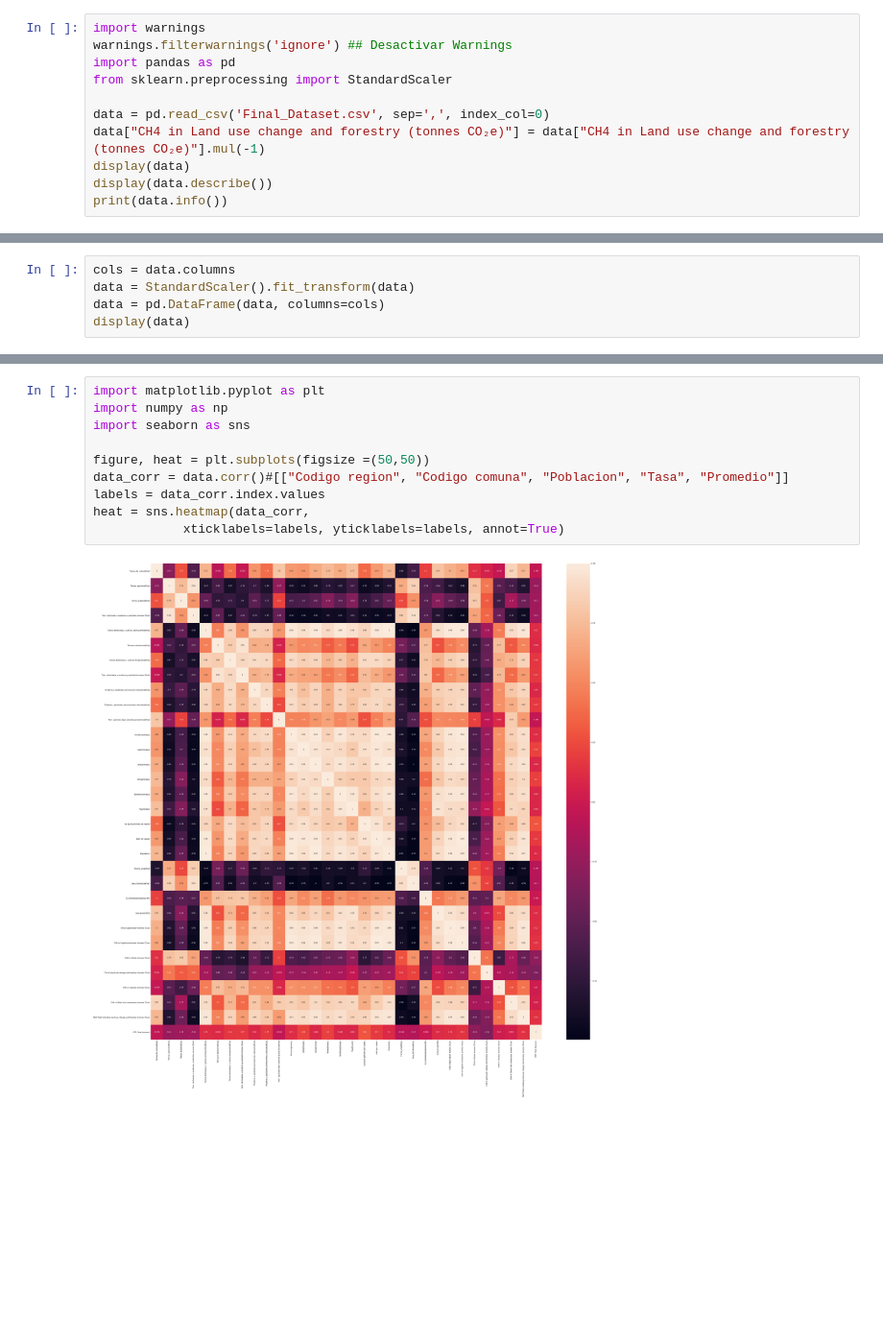
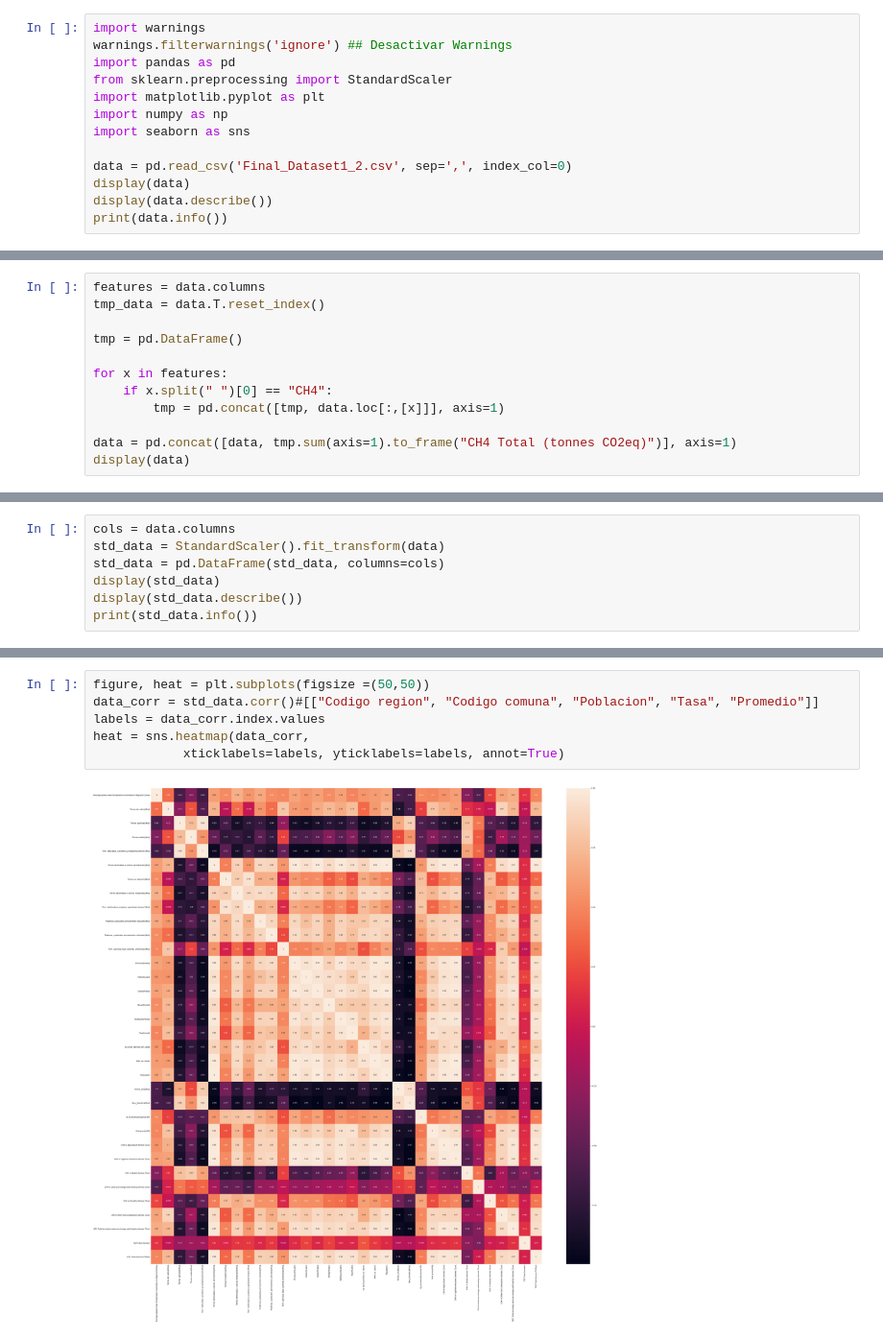
Before and after one commit to k1ltr0h/Proyecto_DataMining, a Jupyter notebook: Proyecto.ipynb, the cells around one changed output, grey strips where cells are left out. Shown at 96% size. Drawn from its saved outputs; the diff is of its cells as text; blank space fills up the shorter version.

```diff
--- a/Proyecto.ipynb
+++ b/Proyecto.ipynb
@@ -3,9 +3,11 @@ import warnings
 warnings.filterwarnings('ignore') ## Desactivar Warnings
 import pandas as pd
 from sklearn.preprocessing import StandardScaler
+import matplotlib.pyplot as plt
+import numpy as np
+import seaborn as sns
 
-data = pd.read_csv('Final_Dataset.csv', sep=',', index_col=0)
-data["CH4 in Land use change and forestry (tonnes CO₂e)"] = data["CH4 in Land use change and forestry (tonnes CO₂e)"].mul(-1)
+data = pd.read_csv('Final_Dataset1_2.csv', sep=',', index_col=0)
 display(data)
 display(data.describe())
 print(data.info())
@@ -59 +61,13 @@ memory usage: 4.4 KB
 None
+# %%
+features = data.columns
+tmp_data = data.T.reset_index()
+
+tmp = pd.DataFrame()
+
+for x in features:
+    if x.split(" ")[0] == "CH4":
+        tmp = pd.concat([tmp, data.loc[:,[x]]], axis=1)
+
+data = pd.concat([data, tmp.sum(axis=1).to_frame("CH4 Total (tonnes CO2eq)")], axis=1)
+display(data)
@@ -60,6 +95,8 @@ None
 # %%
 cols = data.columns
-data = StandardScaler().fit_transform(data)
-data = pd.DataFrame(data, columns=cols)
-display(data)
+std_data = StandardScaler().fit_transform(data)
+std_data = pd.DataFrame(std_data, columns=cols)
+display(std_data)
+display(std_data.describe())
+print(std_data.info())
 # %% [output]
@@ -85,12 +149,8 @@ display(data)
 # %%
-import matplotlib.pyplot as plt
-import numpy as np
-import seaborn as sns
-
 figure, heat = plt.subplots(figsize =(50,50))
-data_corr = data.corr()#[["Codigo region", "Codigo comuna", "Poblacion", "Tasa", "Promedio"]]
+data_corr = std_data.corr()#[["Codigo region", "Codigo comuna", "Poblacion", "Tasa", "Promedio"]]
 labels = data_corr.index.values
 heat = sns.heatmap(data_corr,
             xticklabels=labels, yticklabels=labels, annot=True)
 # %% [output]
-[figure, old version]
+[figure, new version]
```
Also changed, not shown: parts of 12 cells of this notebook, 7 other files.
